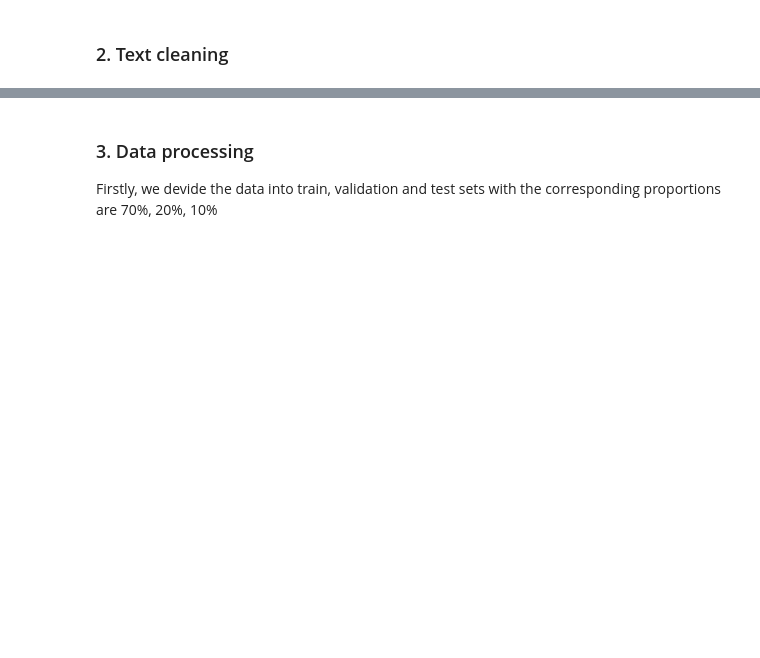
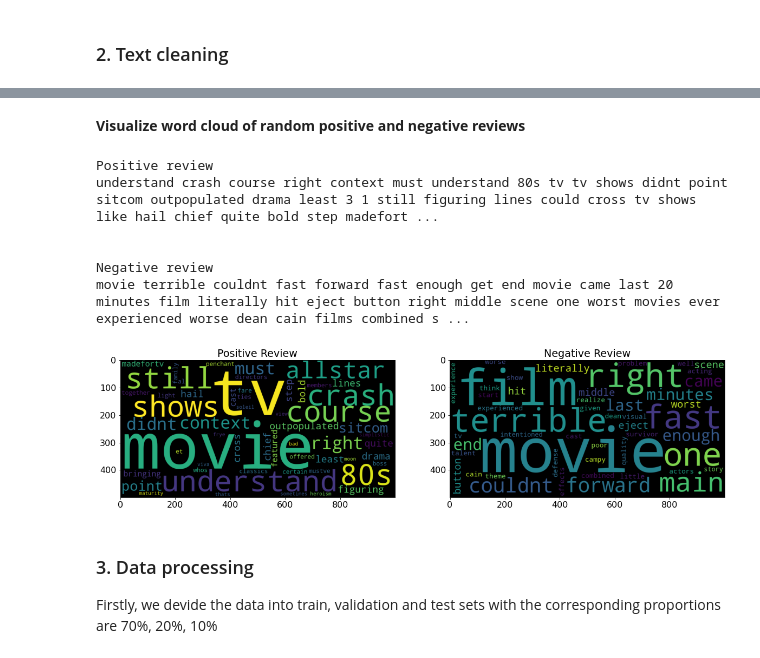
Before and after one commit to KhuyenLE-maths/NLP-projects, a Jupyter notebook: combination-of-cnn-lstm-for-text-classification.ipynb, the cells around one changed output, grey strips where cells are left out. Drawn from its saved outputs; the diff is of its cells as text; code cells hidden in the pictures; blank space fills up the shorter version.

```diff
--- a/combination-of-cnn-lstm-for-text-classification.ipynb
+++ b/combination-of-cnn-lstm-for-text-classification.ipynb
@@ -170,5 +136,49 @@ data.head()
 | 3 | Basically there's a family where ... | negative | basically theres family little bo... |
 | 4 | Petter Mattei's "Love in the Time... | positive | petter matteis love time money vi... |
+# %% [markdown]
+**Visualize word cloud of random positive and negative reviews**
+# %%
+def plot_WordCloud(df):
+    '''
+    df: input dataframe
+    '''
+
+    ind_pos = random.choice(list(df[df['sentiment']=='positive'].index))
+    ind_neg = random.choice(list(df[df['sentiment']=='negative'].index))
+
+    review_pos = df['processed'][ind_pos]
+    review_neg = df['processed'][ind_neg]
+
+    print('Positive review')
+    print(review_pos)
+    print('\n')
+
+    print('Negative review')
+    print(review_neg)
+
+    cloud_pos = WordCloud(width=1000, height=500).generate(review_pos)
+    cloud_neg = WordCloud(width=1000, height=500).generate(review_neg)
+
+    plt.figure(figsize = (20,15))
+    plt.subplot(1,2,1)
+    plt.imshow(cloud_pos)
+    plt.title('Positive Review')
+
+    plt.subplot(1,2,2)
+    plt.imshow(cloud_neg)
+    plt.title('Negative Review')
+
+    plt.show()
+
+plot_WordCloud(data)
+# %% [output]
+Positive review
+understand crash course right context must understand 80s tv tv shows didnt point sitcom outpopulated drama least 3 1 still figuring lines could cross tv shows like hail chief quite bold step madefort ...
+
+
+Negative review
+movie terrible couldnt fast forward fast enough get end movie came last 20 minutes film literally hit eject button right middle scene one worst movies ever experienced worse dean cain films combined s ...
+[figure, added]
 # %% [markdown]
 ### 3. Data processing
 
```
Also changed, not shown: parts of 10 cells of this notebook.
